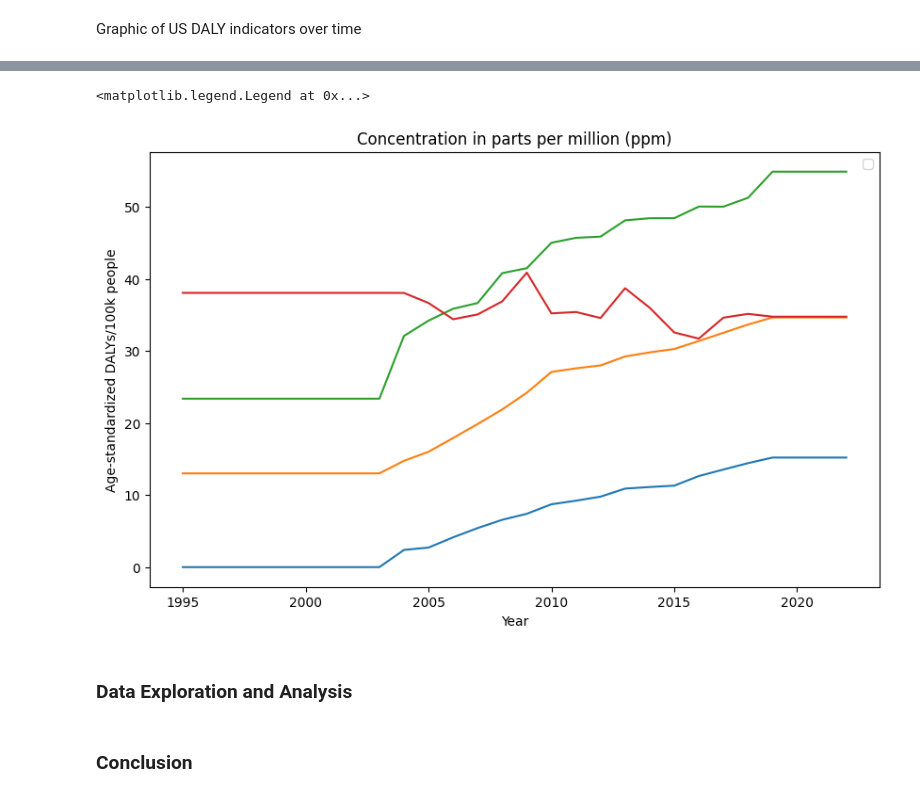
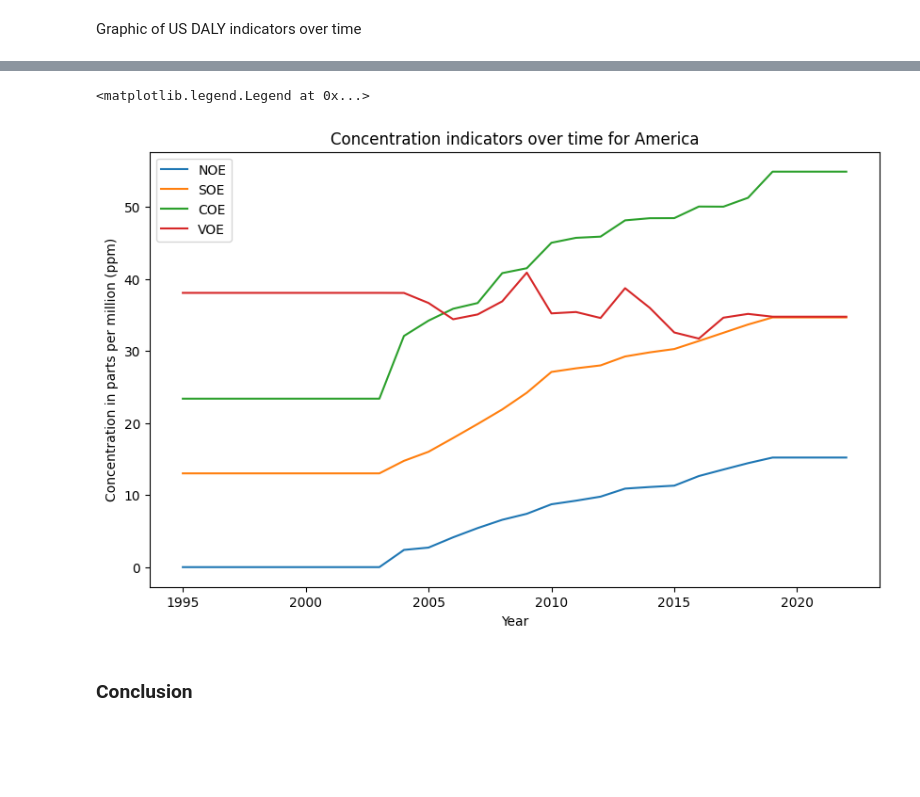
Before and after one commit to sussenbachtucker/DSCI235-Term-Project, a Jupyter notebook: DSCI235FinalProject.ipynb, the cells around one changed output, grey strips where cells are left out. Cells and saved outputs as stored; diff of their text form; code cells hidden in the pictures; blank space fills up the shorter version.

```diff
--- a/DSCI235FinalProject.ipynb
+++ b/DSCI235FinalProject.ipynb
@@ -96,3 +107,0 @@ As we cannot do a full analysis on all 13 indicators for all countries, identify
-# %%
-for p_i in indicators:
-    print(f"For {p_i} across all years and all countries, variance is {all_data.xs(p_i, level='indicator').var(numeric_only= True)}")
@@ -125,13 +118,13 @@ USA_data = all_data.loc[USA_num].value
 plt.figure(figsize=(10, 6))
 gen = (p_i for p_i in indicators if unit_dict.get(p_i) == "DALY")
 for p_i in gen:
-    plt.plot(USA_data.droplevel("iso").reorder_levels(["indicator", "year"]).loc[p_i])
+    plt.plot(USA_data.droplevel("iso").reorder_levels(["indicator", "year"]).loc[p_i], label = p_i)
 
 
 plt.xlabel("Year")
 #plt.xticks(years)
 plt.ylabel("Age-standardized DALYs/100k people")
-plt.title("DALY indicators over time for America") #Disability-Adjusted Life Years) per 100,000 people measure the total health burden, including years of life lost to premature death and years lived with disability, adjusted for population age differences
-plt.legend(gen)
+plt.title("DALY indicators over time for America") #Disability-Adjusted Life Years per 100,000 people measure the total health burden, including years of life lost to premature death and years lived with disability, adjusted for population age differences
+plt.legend()
 # %% [output]
 <matplotlib.legend.Legend at 0x...>
@@ -139,19 +132,17 @@ plt.legend(gen)
 # %%
 plt.figure(figsize=(10, 6))
 gen = (p_i for p_i in indicators if unit_dict.get(p_i) == "ppm")
 for p_i in gen:
-    plt.plot(USA_data.droplevel("iso").reorder_levels(["indicator", "year"]).loc[p_i])
+    plt.plot(USA_data.droplevel("iso").reorder_levels(["indicator", "year"]).loc[p_i], label = p_i)
 
 
 plt.xlabel("Year")
 #plt.xticks(years)
-plt.ylabel("Age-standardized DALYs/100k people")
-plt.title("Concentration in parts per million (ppm)")
-plt.legend(gen) ## need to figure out how to get the right labels in there
+plt.ylabel("Concentration in parts per million (ppm)")
+plt.title("Concentration indicators over time for America")
+plt.legend() ## need to figure out how to get the right labels in there
 # %% [output]
 <matplotlib.legend.Legend at 0x...>
-[figure, old version]
+[figure, new version]
-# %% [markdown]
-### Data Exploration and Analysis
 # %% [markdown]
 ### Conclusion
```
Also changed, not shown: parts of 10 cells of this notebook.
